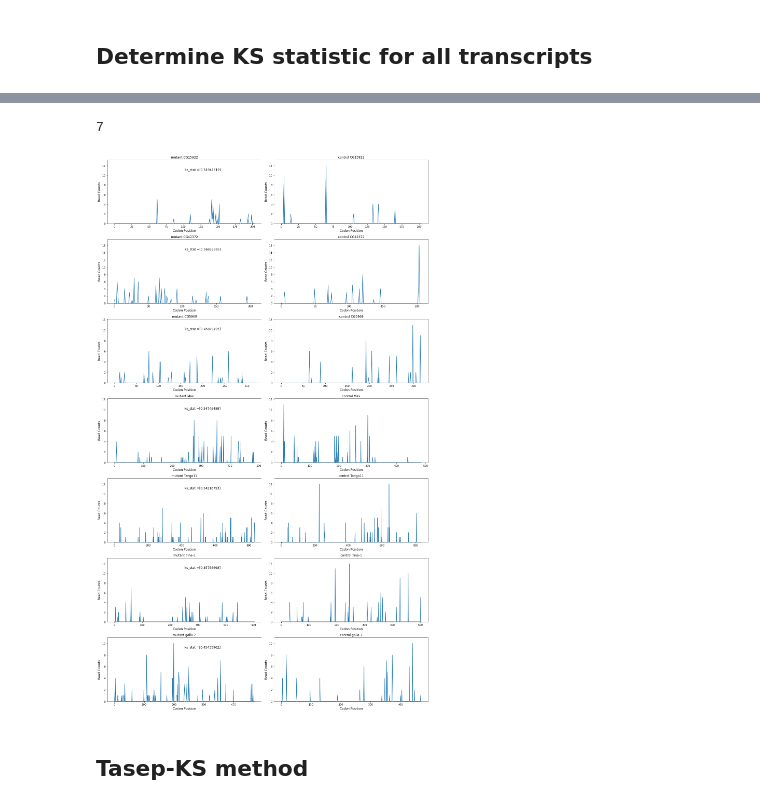
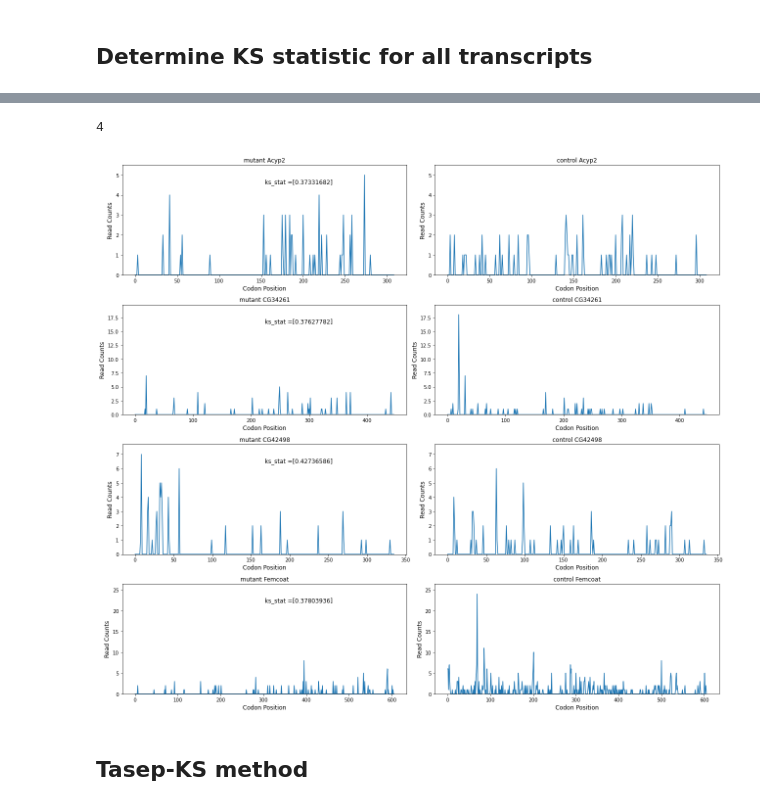
Before and after one commit to Raif-fl/Fall_2021_Work_journal, a Jupyter notebook: KS_stat/dmel_KS_like.ipynb, the cells around one changed output, grey strips where cells are left out. Cells and saved outputs as stored; diff of their text form; code cells hidden in the pictures.

```diff
--- a/KS_stat/dmel_KS_like.ipynb
+++ b/KS_stat/dmel_KS_like.ipynb
@@ -89,24 +95,28 @@ OK, note too self: this time around I really should probably find a way to do th
 # %%
 max_pool = 20
 
-with Pool(max_pool) as p:
-    pool_control = list(
-        tqdm(
-            p.imap(kat.get_smoothed_vector_parallel,
-                   data_control),
-            total=len(data_control)
+# get smoothed vector arrays for all of the control data.
+if pre_load == False:
+    with Pool(max_pool) as p:
+        pool_control = list(
+            tqdm(
+                p.imap(kat.get_smoothed_vector_parallel,
+                       data_control),
+                total=len(data_control)
+            )
         )
-    )
 # Why do some of these (12430) take so much longer than others?
 # %%
-with Pool(max_pool) as p:
-    pool_mutant = list(
-        tqdm(
-            p.imap(kat.get_smoothed_vector_parallel,
-                   data_mutant),
-            total=len(data_mutant)
+# get smoothed vector arrays for all of the mutant data.
+if pre_load == False:
+    with Pool(max_pool) as p:
+        pool_mutant = list(
+            tqdm(
+                p.imap(kat.get_smoothed_vector_parallel,
+                       data_mutant),
+                total=len(data_mutant)
+            )
         )
-    )
 # %% [markdown]
 ## Determine KS statistic for all transcripts
 # %%
@@ -142,8 +152,3 @@ if pre_load == False:
 # An optional line that loads up a pre-made dataset
 if pre_load == True:
     df_b = pd.read_csv(save_path + "ks_table_" + samp_num + ".csv")
-# %%
-x = 0
-for tr_m, tr_c, transcript, index in zip(data_mutant, data_control, protein_coding, list(range(len(data_mutant)))):
-    if sum(tr_m) == 0 or sum(tr_c) == 0:
-        x = x+1
@@ -174,17 +176,18 @@ for i in df_b["gene_length"]:
 df_b["size_groups"] = size_groups
 # %%
 # Find all of the transcripts with a KS stat above a certain threshold and group them by gene ID
-group = df_b[(df_b['ks_stat'] > 0.45)].groupby('gene_ID')
+group = df_b[(df_b['ks_stat'] > 0.35)].groupby('gene_ID')
 
 # Create a list of all of the unique genes
 diff_dist = group.apply(lambda x: x['ks_stat'].unique())
-# %%
-len(diff_dist)
-# %% [output]
-7
+# %%
+len(diff_dist)
+# %% [output]
+4
 # %%
-ax = kat.big_dif(diff_dist, protein_coding, data_mutant, data_control, figsize = (18,30), fontsize = 12)
+# Look at the smoothed count distributions for each of the transcripts that passed the threshold
+ax = kat.big_dif(diff_dist, protein_coding, data_mutant, data_control, figsize = (18,len(diff_dist)*4), fontsize = 12)
 # %% [output]
-[figure, old version]
+[figure, new version]
 # %% [markdown]
 ## Tasep-KS method
```
Also changed, not shown: parts of 31 cells of this notebook, 3 other files.
